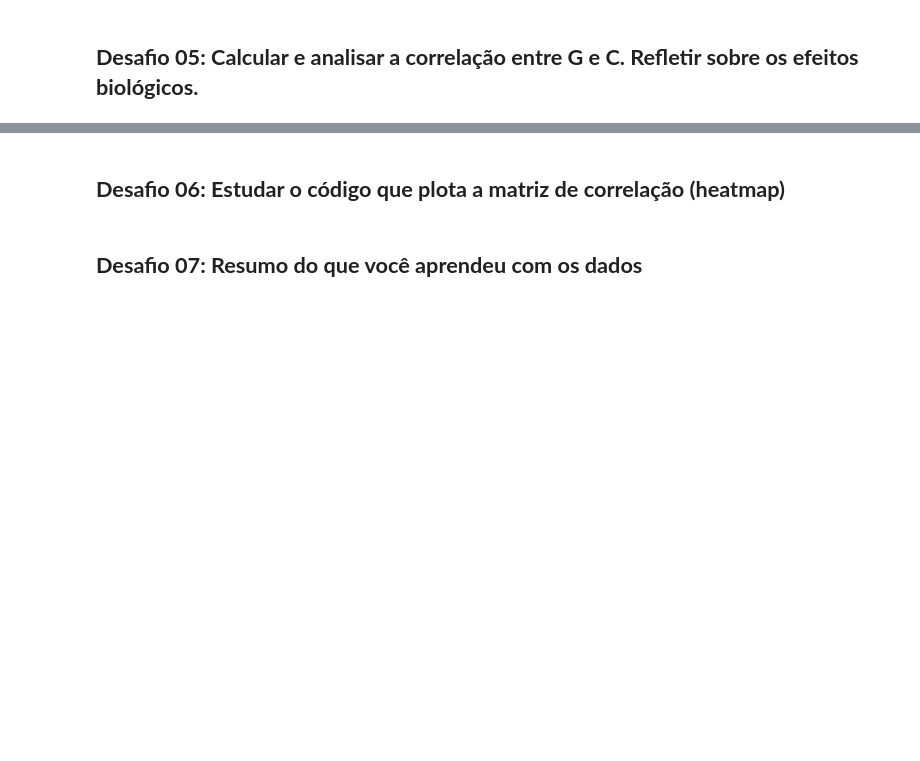
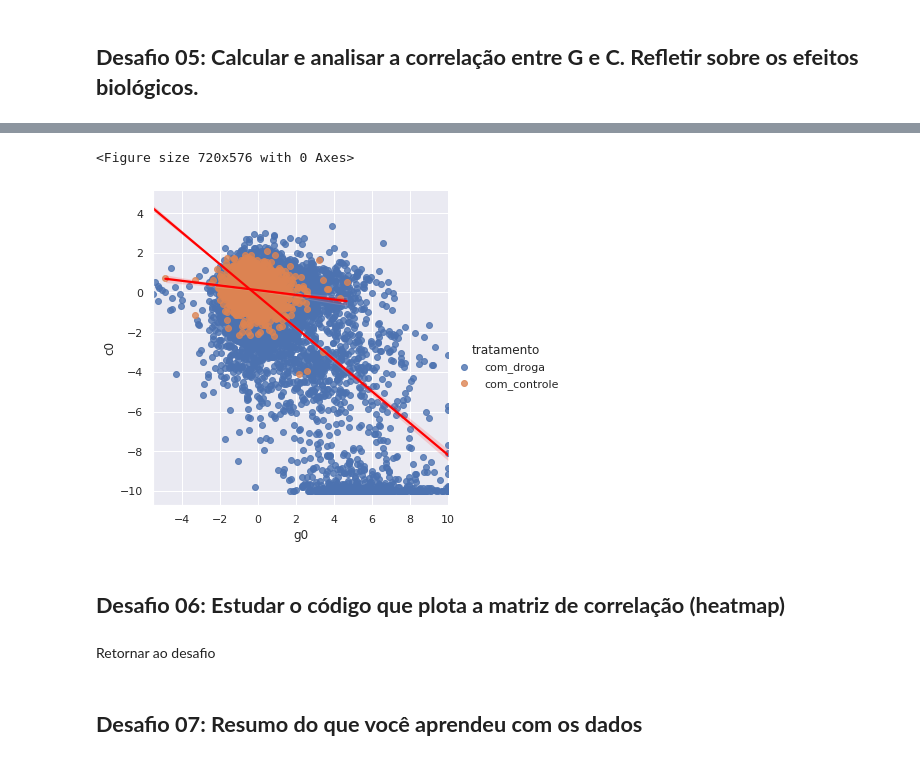
Before and after one commit to paulosuchoj/imersao-dados-alura, a Jupyter notebook: desafios/Imersao_Dados_Alura_Aula_03.ipynb, the cells around one changed output, grey strips where cells are left out. Drawn from its saved outputs; the diff is of its cells as text; code cells hidden in the pictures; blank space fills up the shorter version.

Commit message:
Limpando arquivos e atualizando desafios da aula 3

```diff
--- a/desafios/Imersao_Dados_Alura_Aula_03.ipynb
+++ b/desafios/Imersao_Dados_Alura_Aula_03.ipynb
@@ -52,4 +223,13 @@ pd.crosstab([dados['dose'], dados['tempo']], dados['tratamento'], normalize='col
+# %%
+fig = plt.figure(figsize=(10,8))
+ax = sns.lmplot(data=dados, x='g0', y='c0', line_kws={'color':'red'}, hue='tratamento')
+plt.show()
+# %% [output]
+<Figure size 720x576 with 0 Axes>
+[figure, added]
 # %% [markdown]
 ## **Desafio 06: Estudar o código que plota a matriz de correlação (heatmap)**
+# %% [markdown]
+Retornar ao desafio
 # %% [markdown]
 ## **Desafio 07: Resumo do que você aprendeu com os dados**
```
Also changed, not shown: parts of 18 cells of this notebook, 1 other file.
